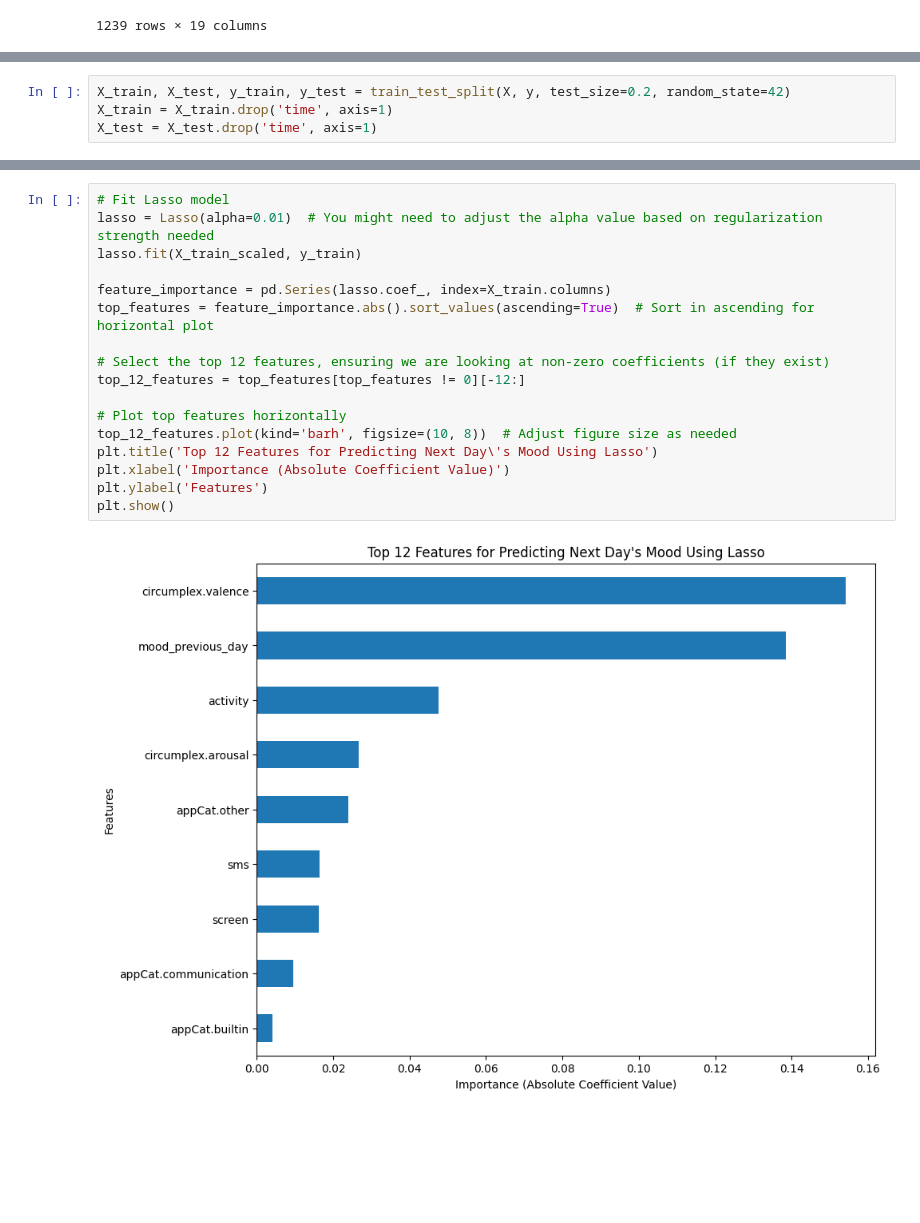
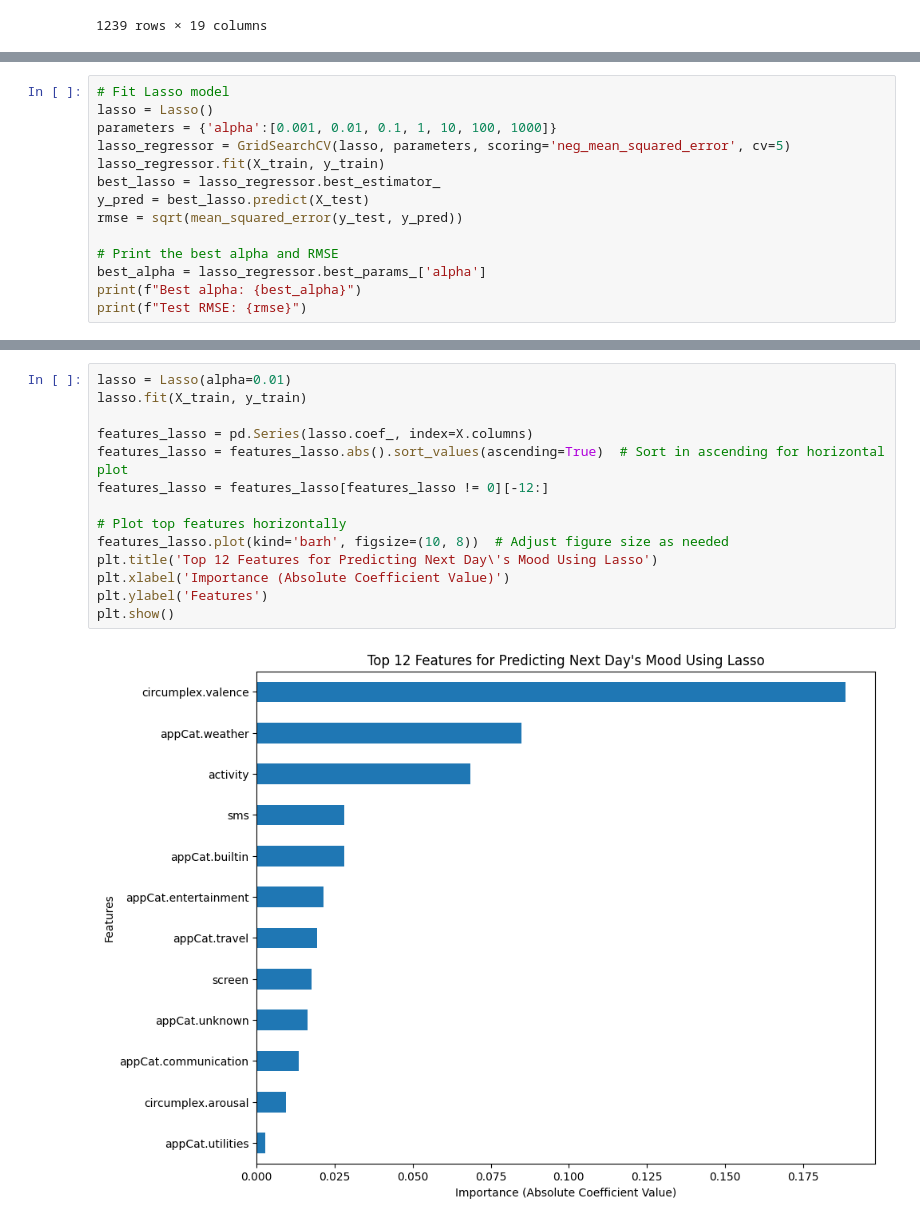
Before and after one commit to shreyaraghavendra/DTM_Group86, a Jupyter notebook: Assignment1/Feature_selection.ipynb, the cells around one changed output, grey strips where cells are left out. Saved outputs shown, nothing was run; the diff lists cells and outputs as text; blank space fills up the shorter version.

Commit message:
feature selection done

```diff
--- a/Assignment1/Feature_selection.ipynb
+++ b/Assignment1/Feature_selection.ipynb
@@ -61,4 +64,0 @@ y = df['mood_next_day']
-# %%
-X_train, X_test, y_train, y_test = train_test_split(X, y, test_size=0.2, random_state=42)
-X_train = X_train.drop('time', axis=1)
-X_test = X_test.drop('time', axis=1)
@@ -138,0 +98,14 @@ X_test_scaled = scaler.transform(X_test)
+# %%
+# Fit Lasso model
+lasso = Lasso()
+parameters = {'alpha':[0.001, 0.01, 0.1, 1, 10, 100, 1000]}
+lasso_regressor = GridSearchCV(lasso, parameters, scoring='neg_mean_squared_error', cv=5)
+lasso_regressor.fit(X_train, y_train)
+best_lasso = lasso_regressor.best_estimator_
+y_pred = best_lasso.predict(X_test)
+rmse = sqrt(mean_squared_error(y_test, y_pred))
+
+# Print the best alpha and RMSE
+best_alpha = lasso_regressor.best_params_['alpha']
+print(f"Best alpha: {best_alpha}")
+print(f"Test RMSE: {rmse}")
@@ -139,19 +115,16 @@ X_test_scaled = scaler.transform(X_test)
 # %%
-# Fit Lasso model
-lasso = Lasso(alpha=0.01)  # You might need to adjust the alpha value based on regularization strength needed
-lasso.fit(X_train_scaled, y_train)
+lasso = Lasso(alpha=0.01)
+lasso.fit(X_train, y_train)
 
-feature_importance = pd.Series(lasso.coef_, index=X_train.columns)
-top_features = feature_importance.abs().sort_values(ascending=True)  # Sort in ascending for horizontal plot
-
-# Select the top 12 features, ensuring we are looking at non-zero coefficients (if they exist)
-top_12_features = top_features[top_features != 0][-12:]
+features_lasso = pd.Series(lasso.coef_, index=X.columns)
+features_lasso = features_lasso.abs().sort_values(ascending=True)  # Sort in ascending for horizontal plot
+features_lasso = features_lasso[features_lasso != 0][-12:]
 
 # Plot top features horizontally
-top_12_features.plot(kind='barh', figsize=(10, 8))  # Adjust figure size as needed
+features_lasso.plot(kind='barh', figsize=(10, 8))  # Adjust figure size as needed
 plt.title('Top 12 Features for Predicting Next Day\'s Mood Using Lasso')
 plt.xlabel('Importance (Absolute Coefficient Value)')
 plt.ylabel('Features')
 plt.show()
 # %% [output]
-[figure, old version]
+[figure, new version]
```
Also changed, not shown: parts of 22 cells of this notebook, 1 other file.
